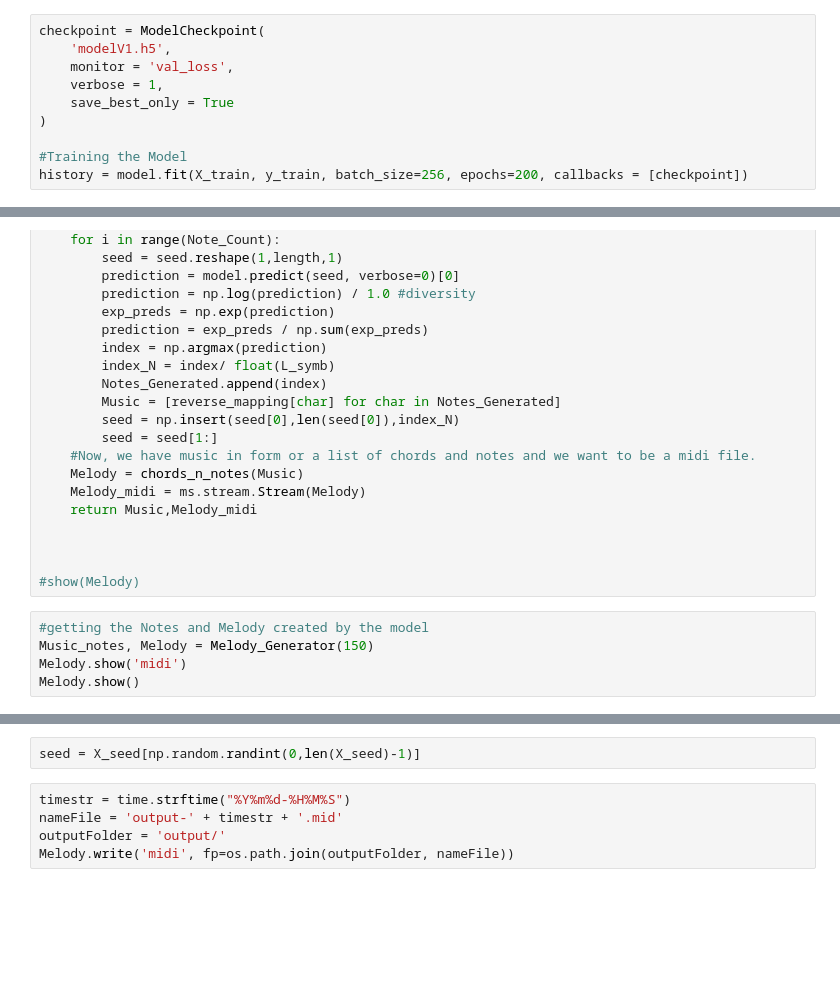
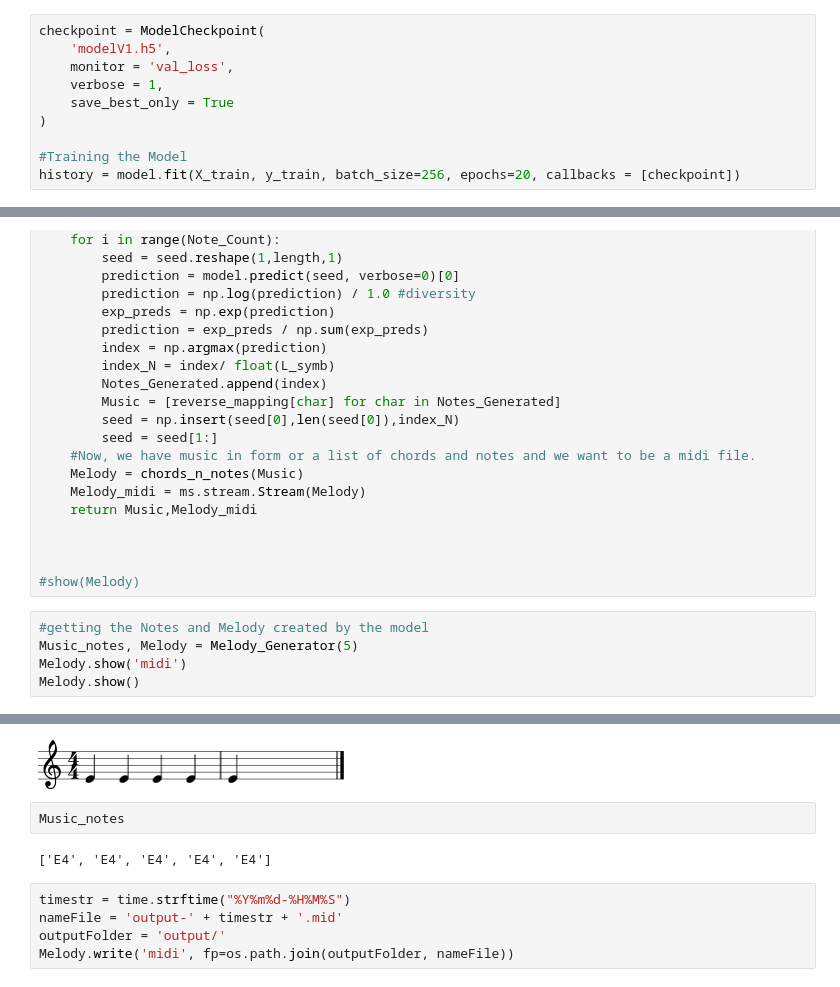
Before and after one commit to Krupique/challenges-kaggle, a Jupyter notebook: challenges/09_MusicGenerator/generatorV1.ipynb, the cells around one changed output, grey strips where cells are left out. Saved outputs shown, nothing was run; the diff lists cells and outputs as text; blank space fills up the shorter version.

Commit message:
CHORE: Update projeto Music Generator with Deep Learning

```diff
--- a/challenges/09_MusicGenerator/generatorV1.ipynb
+++ b/challenges/09_MusicGenerator/generatorV1.ipynb
@@ -604,4 +618,4 @@ checkpoint = ModelCheckpoint(
 )
 
 #Training the Model
-history = model.fit(X_train, y_train, batch_size=256, epochs=200, callbacks = [checkpoint])
+history = model.fit(X_train, y_train, batch_size=256, epochs=20, callbacks = [checkpoint])
@@ -642,6 +678,7 @@ def Melody_Generator(Note_Count):
 #show(Melody)
 # %%
 #getting the Notes and Melody created by the model
-Music_notes, Melody = Melody_Generator(150)
+Music_notes, Melody = Melody_Generator(5)
 Melody.show('midi')
 Melody.show()
+# %% [output]
@@ -648,5 +686,8 @@ Melody.show()
+[figure, added]
-# %%
-seed = X_seed[np.random.randint(0,len(X_seed)-1)]
+# %%
+Music_notes
+# %% [output]
+['E4', 'E4', 'E4', 'E4', 'E4']
 # %%
 timestr = time.strftime("%Y%m%d-%H%M%S")
 nameFile = 'output-' + timestr + '.mid'
```
Also changed, not shown: parts of 10 cells of this notebook.
